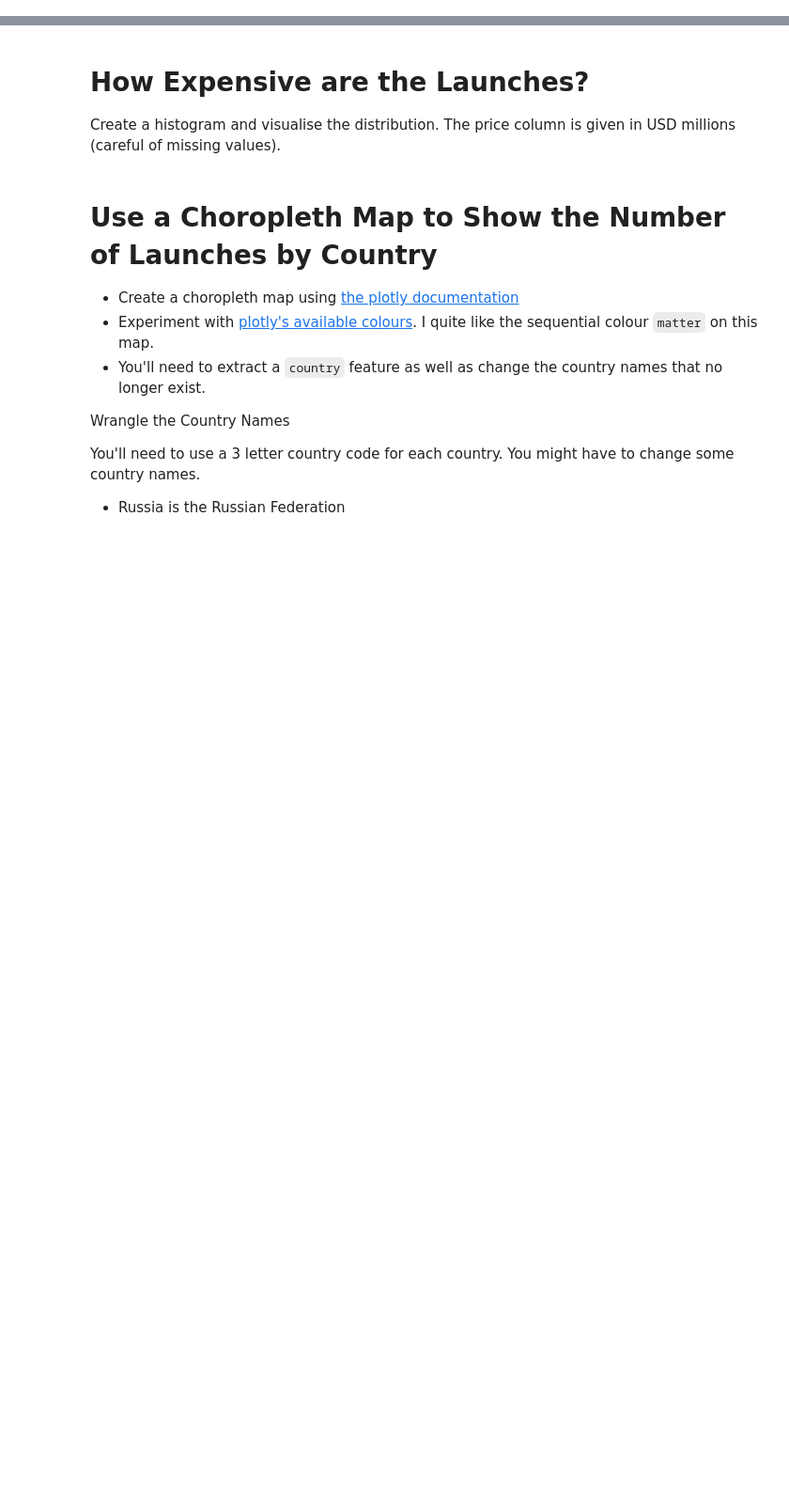
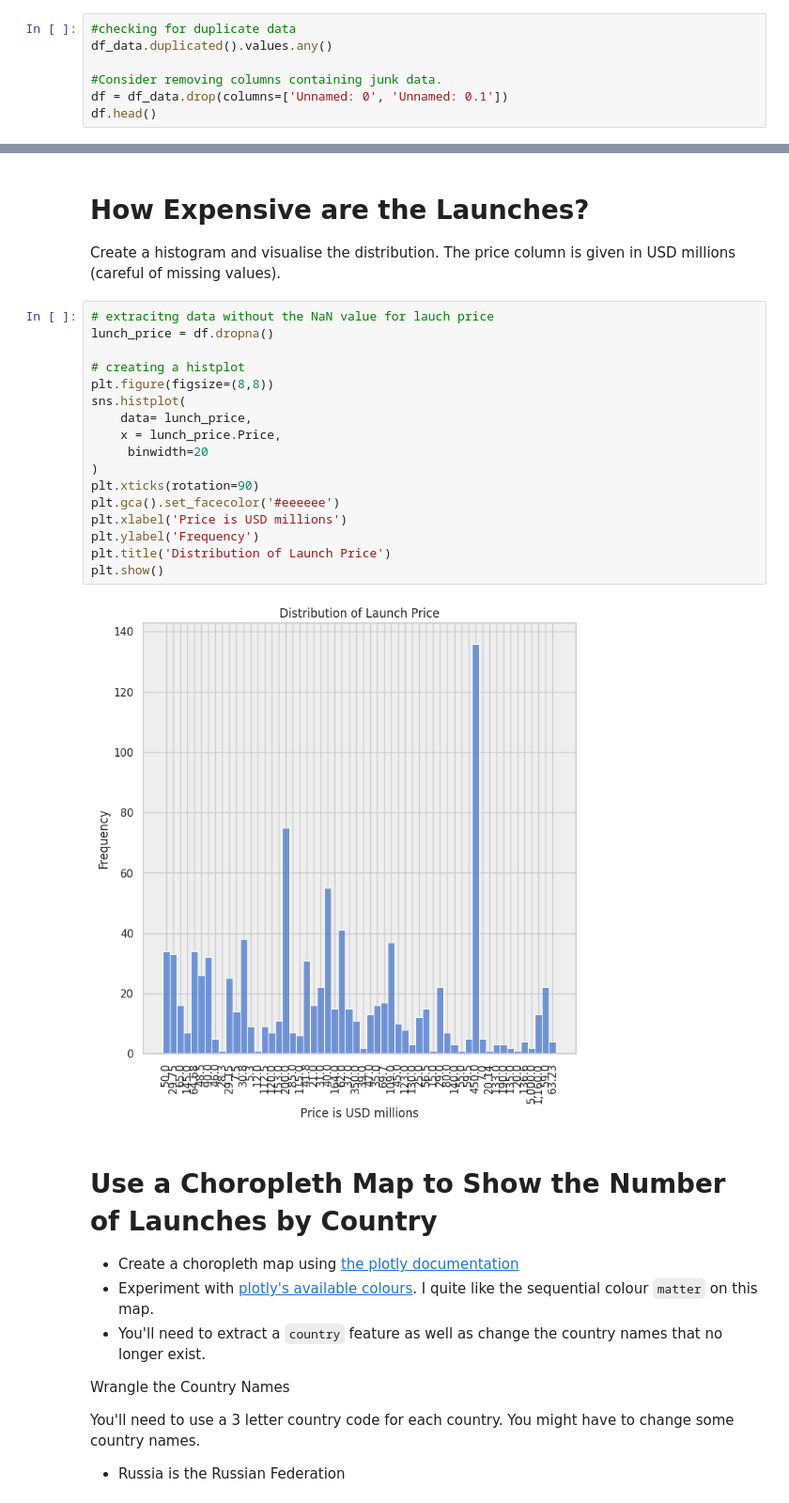
Before and after one commit to KushalRegmi61/100_DAYS_OF_LEARNING_PYTHON, a Jupyter notebook: DAY_99_SpaceMission_Alalysis/DAY_99_Space_Missions_Analysis.ipynb, the cells around one changed output, grey strips where cells are left out. Shown at 94% size. Cells and saved outputs as stored; diff of their text form; blank space fills up the shorter version.

```diff
--- a/DAY_99_SpaceMission_Alalysis/DAY_99_Space_Missions_Analysis.ipynb
+++ b/DAY_99_SpaceMission_Alalysis/DAY_99_Space_Missions_Analysis.ipynb
@@ -81,0 +80,7 @@ print(date.year)
+# %%
+#checking for duplicate data
+df_data.duplicated().values.any()
+
+#Consider removing columns containing junk data.
+df = df_data.drop(columns=['Unnamed: 0', 'Unnamed: 0.1'])
+df.head()
@@ -98,6 +183,25 @@ How many missions failed?
 # How Expensive are the Launches?
 
 Create a histogram and visualise the distribution. The price column is given in USD millions (careful of missing values).
+# %%
+# extracitng data without the NaN value for lauch price
+lunch_price = df.dropna()
+
+# creating a histplot
+plt.figure(figsize=(8,8))
+sns.histplot(
+    data= lunch_price,
+    x = lunch_price.Price,
+     binwidth=20
+)
+plt.xticks(rotation=90)
+plt.gca().set_facecolor('#eeeeee')
+plt.xlabel('Price is USD millions')
+plt.ylabel('Frequency')
+plt.title('Distribution of Launch Price')
+plt.show()
+# %% [output]
+[figure, added]
 # %% [markdown]
 # Use a Choropleth Map to Show the Number of Launches by Country
 
```
Also changed, not shown: parts of 17 cells of this notebook.
